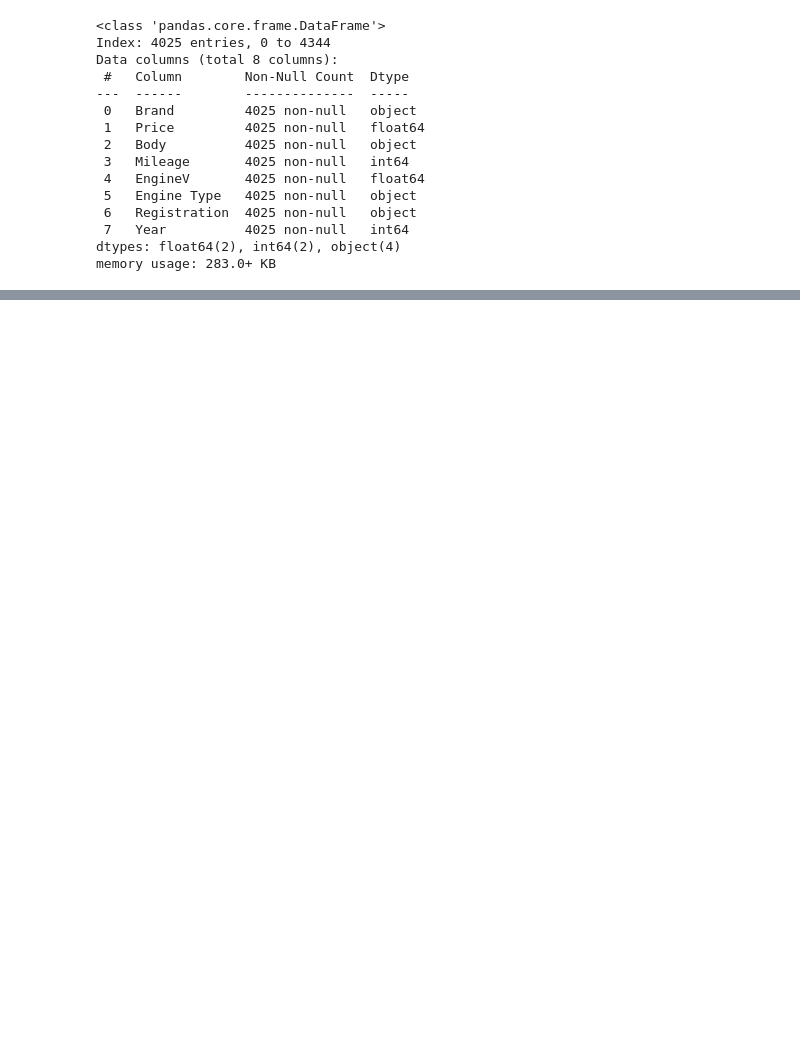
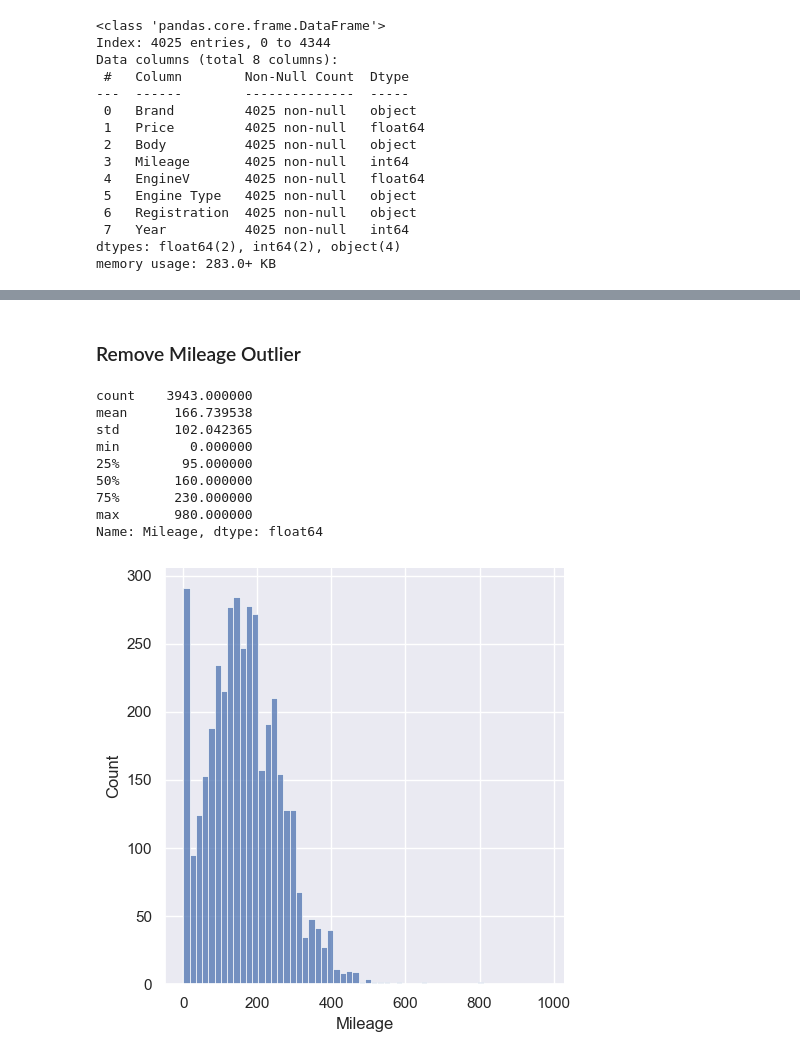
Before and after one commit to slynj/linear-regression-vehicle, a Jupyter notebook: notebooks/data_preprocessing.ipynb, the cells around one changed output, grey strips where cells are left out. Drawn from its saved outputs; the diff is of its cells as text; code cells hidden in the pictures; blank space fills up the shorter version.

```diff
--- a/notebooks/data_preprocessing.ipynb
+++ b/notebooks/data_preprocessing.ipynb
@@ -74,0 +86,16 @@ Name: Price, dtype: float64
+# %% [markdown]
+### Remove Mileage Outlier
+# %%
+sns.displot(data_rm_outlier_price['Mileage'])
+data_rm_outlier_price['Mileage'].describe()
+# %% [output]
+count    3943.000000
+mean      166.739538
+std       102.042365
+min         0.000000
+25%        95.000000
+50%       160.000000
+75%       230.000000
+max       980.000000
+Name: Mileage, dtype: float64
+[figure, added]
```
Also changed, not shown: parts of 9 cells of this notebook.
